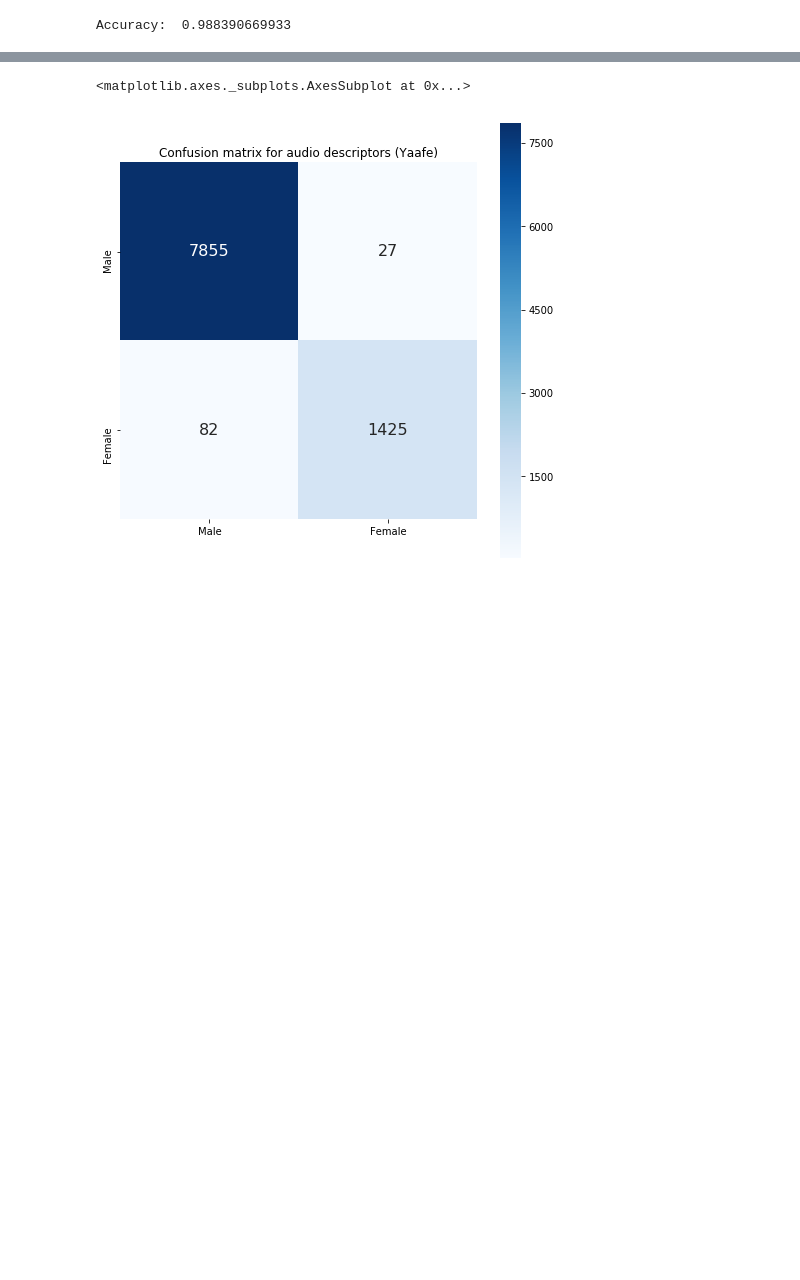
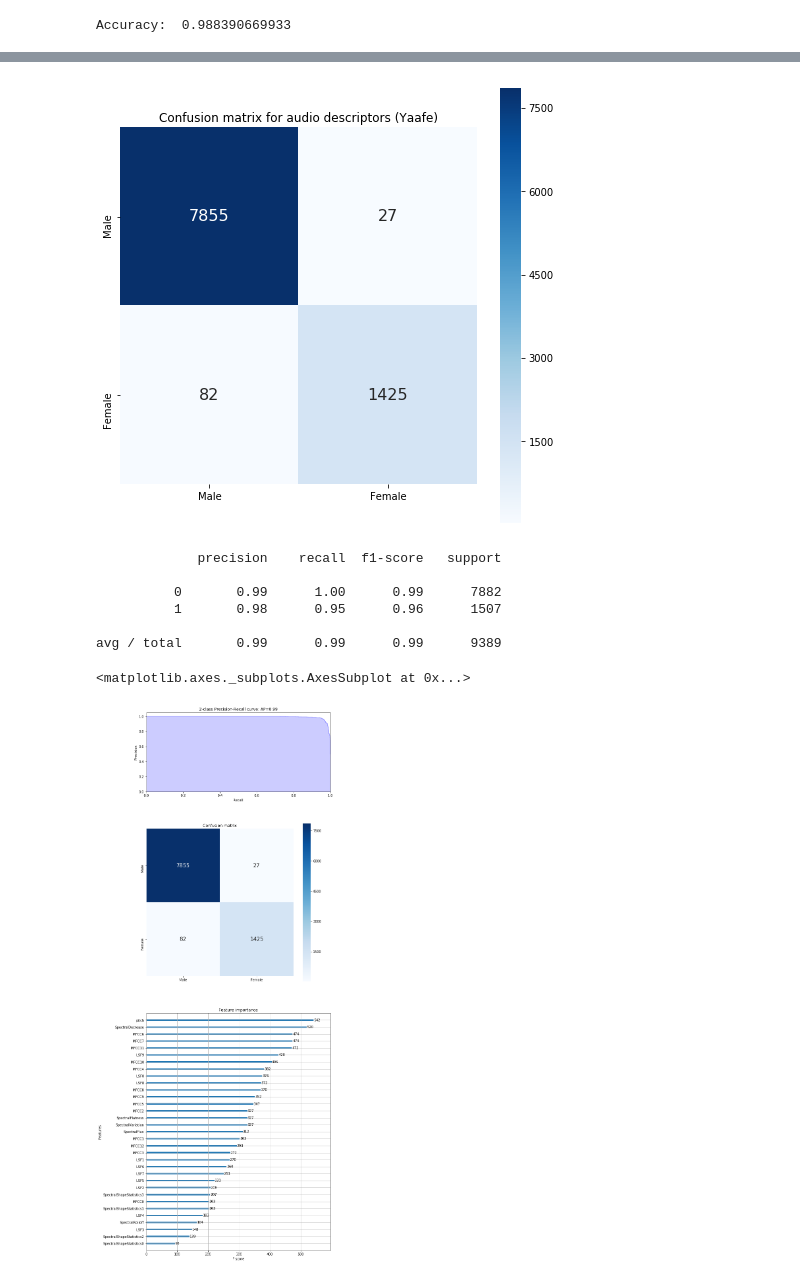
Before and after one commit to RSPB/mfmodel, a Jupyter notebook: model_descriptors.ipynb, the cells around one changed output, grey strips where cells are left out. Drawn from its saved outputs; the diff is of its cells as text; code cells hidden in the pictures; blank space fills up the shorter version.

Commit message:
End to end model

```diff
--- a/model_descriptors.ipynb
+++ b/model_descriptors.ipynb
@@ -93,8 +93,35 @@ xg.plot_importance(model, ax)
 plt.figure(figsize=(8, 8))
 plt.title('Confusion matrix for audio descriptors (Yaafe)')
 cm = metrics.confusion_matrix(y_true=y_test, y_pred=y_pred)
-sns.heatmap(cm, annot=True, annot_kws={"size": 16}, cmap='Blues', fmt='g', square=True,
+a = sns.heatmap(cm, annot=True, annot_kws={"size": 16}, cmap='Blues', fmt='g', square=True,
             xticklabels=['Male', 'Female'], yticklabels=['Male', 'Female'])
 # %% [output]
-<matplotlib.axes._subplots.AxesSubplot at 0x...>
 [figure]
+# %%
+print(r)
+# %% [output]
+             precision    recall  f1-score   support
+
+          0       0.99      1.00      0.99      7882
+          1       0.98      0.95      0.96      1507
+
+avg / total       0.99      0.99      0.99      9389
+# %%
+precision_avg, recall_avg, _, _ = metrics.precision_recall_fscore_support(y_test, y_pred, average='micro')
+precision, recall, _ = metrics.precision_recall_curve(y_test, y_pred_prob)
+
+f, (ax1, ax2, ax3) = plt.subplots(nrows=3, ncols=1, figsize=(10,30), gridspec_kw = {'height_ratios':[1,2,3] })
+ax1.step(recall, precision, color='b', alpha=0.2, where='post')
+ax1.fill_between(recall, precision, step='post', alpha=0.2, color='b')
+ax1.set_xlabel('Recall')
+ax1.set_ylabel('Precision')
+ax1.set_ylim([0.0, 1.05])
+ax1.set_xlim([0.0, 1.0])
+ax1.set_title('2-class Precision-Recall curve: AP={0:0.2f}'.format(p))
+sns.heatmap(cm, annot=True, annot_kws={"size": 16}, cmap='Blues', fmt='g', square=True,
+            xticklabels=['Male', 'Female'], yticklabels=['Male', 'Female'], ax=ax2)
+ax2.set_title('Confusion matrix')
+xg.plot_importance(model, ax3)
+# %% [output]
+<matplotlib.axes._subplots.AxesSubplot at 0x...>
+[figure, added]
```
Also changed, not shown: parts of 2 cells of this notebook, 13 other files.
